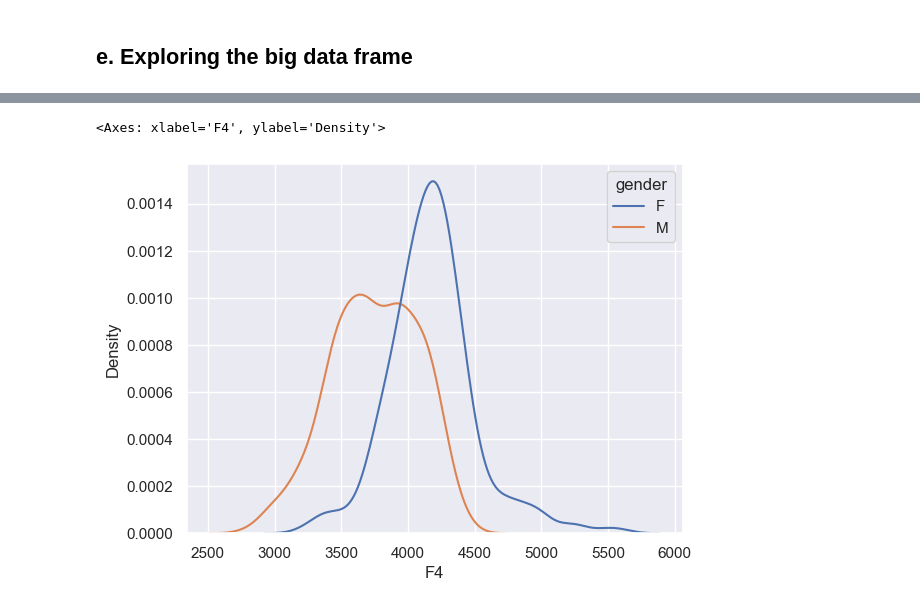
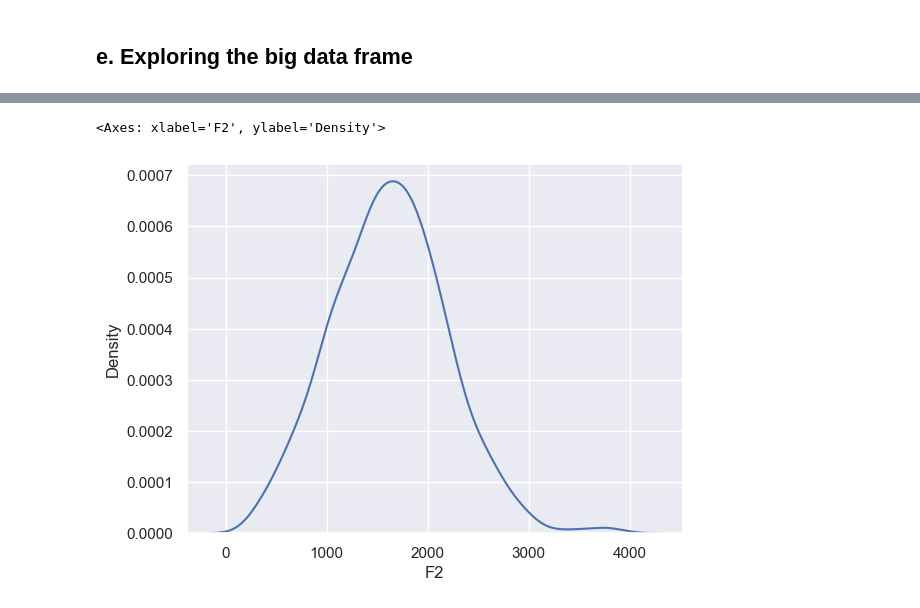
Before and after one commit to phonetics-projects/phonlab, a Jupyter notebook: examples/4_Dimex_vowels.ipynb, the cells around one changed output, grey strips where cells are left out. Saved outputs shown, nothing was run; the diff lists cells and outputs as text; code cells hidden in the pictures.

```diff
--- a/examples/4_Dimex_vowels.ipynb
+++ b/examples/4_Dimex_vowels.ipynb
@@ -53,12 +58,12 @@ corpus_list.head()
 * Here we will just construct a small data frame instead of reading in a talker info spreadsheet
 * In addition to  demographics, we also include some analysis parameters for formant and pitch tracking
 # %%
-talkers = pd.DataFrame([["s008", "F", 6000, 10,2,[120,300]],
-                        ["s019", "M", 5500, 12, 1, [60,220]],
-                        ["s038", "F", 5500, 10, 2, [100,350]],
-                        ["s050", "M", 5000, 12, 1, [50,200]],
-                        ["s072", "F", 5500, 10, 2, [150,300]],
-                        ["s090", "M", 5000, 12, 1, [80,240]]],
+talkers = pd.DataFrame([["s008", "F", 6000, 10,1,[120,300]],
+                        ["s019", "M", 5500, 12, 0, [60,220]],
+                        ["s038", "F", 5500, 10, 1, [100,350]],
+                        ["s050", "M", 5000, 12, 0, [50,200]],
+                        ["s072", "F", 5500, 10, 1, [150,300]],
+                        ["s090", "M", 5000, 12, 0, [80,240]]],
                        columns = ('subj','gender','ceiling', 'order','ifc_speaker','pitch_range'))
 '''
     'ceiling':     a parameter used in Praat formant tracking
@@ -80,18 +90,20 @@ corpus_list.head()
 * tracks the formants in the file
 * saves the formant tracking results in a csv file for later use
 # %%
-overwrite = False
+overwrite = True
 for row in corpus_list.itertuples():
     wav_name = path_to_corpus / row.relpath / row.fname  # Full path to .wav file
     formant_name = f"{row.barename}_formants.csv"
     result_name = path_to_results / row.relpath / formant_name   # Full path to result
     if overwrite is True or not result_name.exists():
         x,fs = phon.loadsig(wav_name,chansel=[0])  # read in the audio
-        fdf = phon.track_formants(x,fs, method='ifc',
-                                  speaker = row.ifc_speaker,
-                                  order=row.order,
-                                  f0_range = row.pitch_range,
-                                 quiet=True)  # compute formant frequencies
+        #fdf = phon.track_formants(x,fs, method='ifc',
+        #                          speaker = row.ifc_speaker,
+        #                          order=row.order,
+        #                          f0_range = row.pitch_range,
+        #                         quiet=True)  # compute formant frequencies
+
+        fdf,A = phon.RLPC_formants(x,fs, order=row.order, l=0.025)  # compute formant frequencies
 
         result_name.parent.mkdir(parents=True, exist_ok=True)  # Make sure parent dir exists
 
@@ -167,7 +197,7 @@ def process_a_dimex_file(row):
     fmtsdf = pd.read_csv(result_name)  # read in the csv of formants measurements
 
     vowelsdf = phon.interpolate_measures(
-        meas_df=fmtsdf[['sec','f0','F1', 'F2', 'F3', 'F4']],  # time axis and cols to interpolate
+        meas_df=fmtsdf[['sec','F1', 'F2', 'F3', 'F4']],  # time axis and cols to interpolate
         meas_ts='sec',        # time index in the measurements dataframe
         interp_df=vowelsdf,       # textgrid dataframe
         interp_ts='obs_t',  # target observation times in the textgrid
@@ -220,16 +249,5 @@ s090
 # %%
-def deltaf_norm(df):
 
-    deltaf = np.nanmean([[df['F1']/0.5],[df['F2']/1.5],[df['F3']/2.5],[df['F4']/3.5]])
-
-    df['F1/∆F'] = df['F1']/deltaf
-    df['F2/∆F'] = df['F2']/deltaf
-    df['F3/∆F'] = df['F3']/deltaf
-    df['deltaF'] = deltaf
-
-    return df
-
-all_data = all_data.groupby("speaker").apply(deltaf_norm,include_groups=False).reset_index()  # apply normalization function
-all_data.drop(columns=['level_1'], inplace=True)  # clean up the dataframe
-all_data
+normalized = phon.deltaF_norm(all_data,column="speaker")
+normalized.head()
 # %% [output]
@@ -276,8 +281,8 @@ all_data[['speaker', 'f0','F1', 'F2']].groupby(['speaker']).describe()
 # %%
-sns.kdeplot(all_data,x="F4",hue="gender",common_norm=False)
+sns.kdeplot(normalized,x="F2",common_norm=False)
 # %% [output]
-<Axes: xlabel='F4', ylabel='Density'>
+<Axes: xlabel='F2', ylabel='Density'>
-[figure, old version]
+[figure, new version]
 # %%
 
 ho = ['i','e','a','o','u']
```
Also changed, not shown: parts of 12 cells of this notebook, 6 other files.
